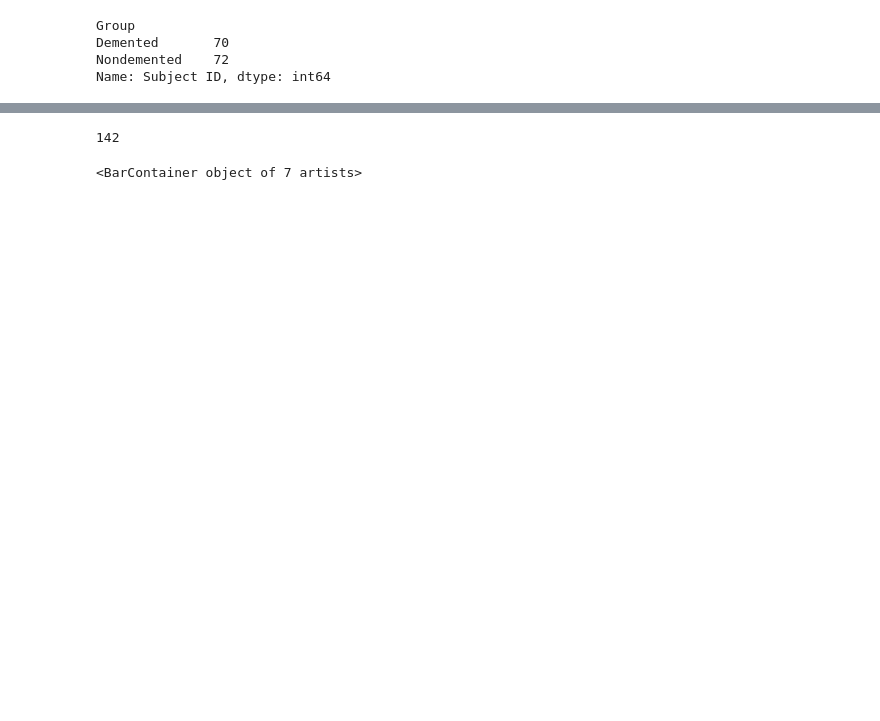
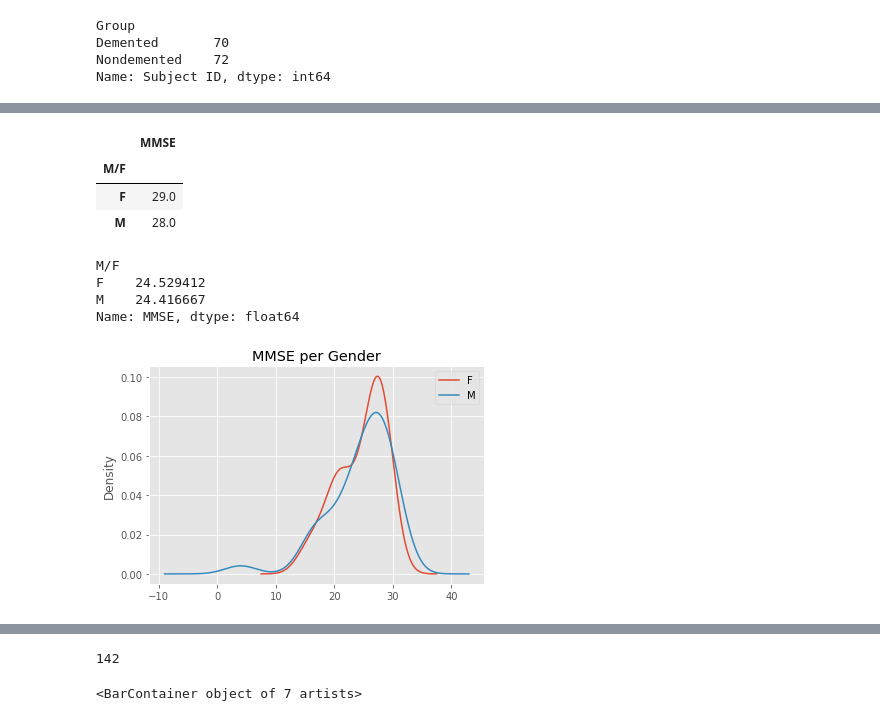
Before and after one commit to madhavi-r/Mashya_repo, a Jupyter notebook: Madhu's Analysis.ipynb, the cells around one changed output, grey strips where cells are left out. Cells and saved outputs as stored; diff of their text form; code cells hidden in the pictures; blank space fills up the shorter version.

```diff
--- a/Madhu's Analysis.ipynb
+++ b/Madhu's Analysis.ipynb
@@ -118,3 +131,22 @@ See the caveats in the documentation: http://pandas.pydata.org/pandas-docs/stabl
 | 81-85 | OAS2_0005 | OAS2_0005_MR3 | Nondemented | 3 | 1603 | M | R | 85 | 12 | 4.0 | ... |
 | 91+ | OAS2_0008 | OAS2_0008_MR2 | Nondemented | 2 | 742 | F | R | 95 | 14 | 2.0 | ... |
 | 66-70 | OAS2_0009 | OAS2_0009_MR2 | Demented | 2 | 576 | M | R | 69 | 12 | 2.0 | ... |
+# %%
+mmse_gender = mri_dropdups_last[['MMSE','M/F']].groupby('M/F')
+mmse_gender.median()
+# %% [output]
+|  | MMSE |
+| M/F |  |
+| F | 29.0 |
+| M | 28.0 |
+# %%
+mri_dropdups_last.loc[mri_dropdups_last['Group'] == 'Demented'].groupby('M/F')['MMSE'].plot.kde()
+plt.legend()
+plt.title('MMSE per Gender')
+mri_dropdups_last.loc[mri_dropdups_last['Group'] == 'Demented'].groupby('M/F')['MMSE'].mean()
+# %% [output]
+M/F
+F    24.529412
+M    24.416667
+Name: MMSE, dtype: float64
+[figure, added]
```
Also changed, not shown: parts of 27 cells of this notebook.
